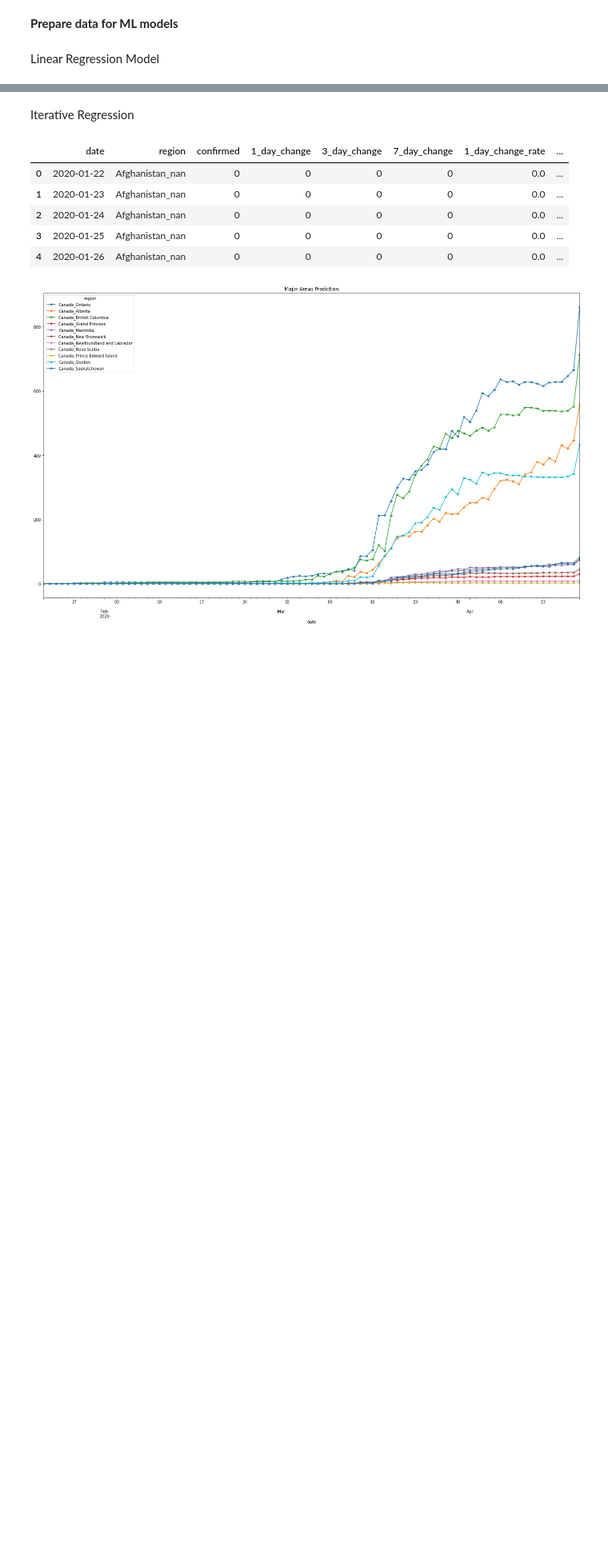
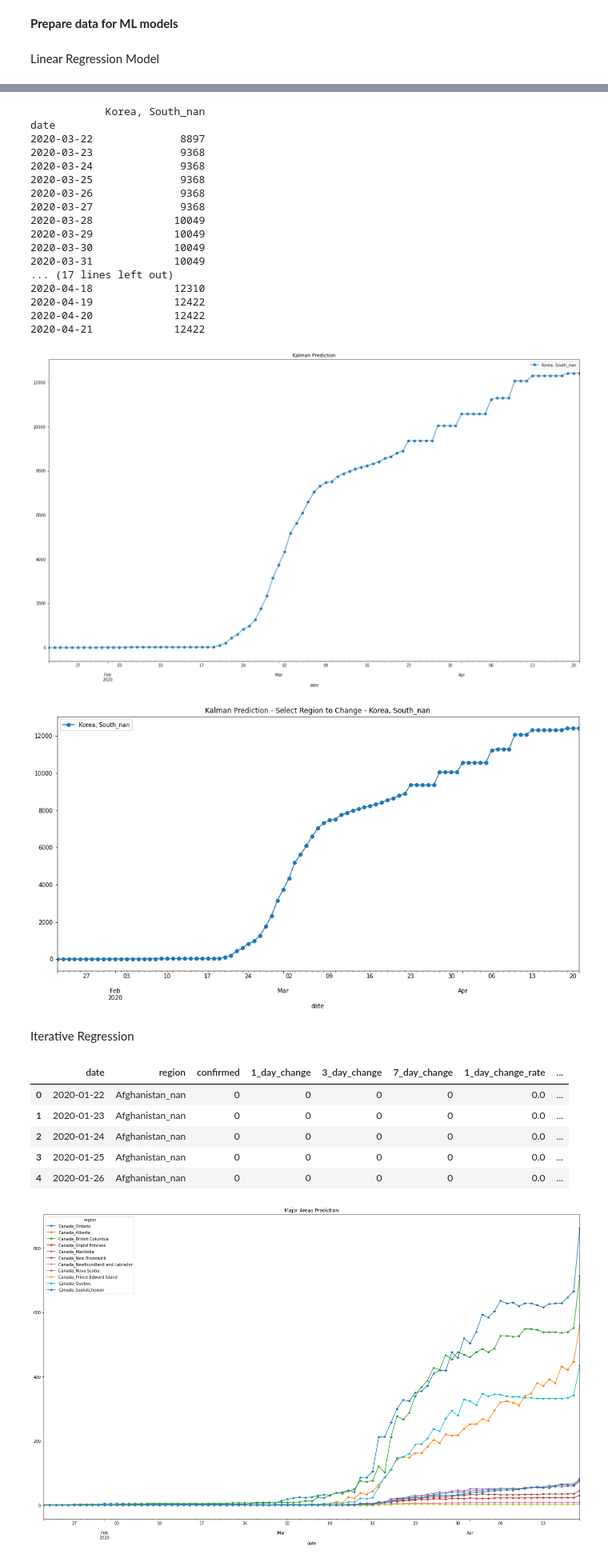
Before and after one commit to SophiaHe/covid19_work, a Jupyter notebook: Kalmar_Filter_Method.ipynb, the cells around one changed output, grey strips where cells are left out. Shown: that part at 80% size. Cells and saved outputs as stored; diff of their text form; code cells hidden in the pictures; blank space fills up the shorter version.

```diff
--- a/Kalmar_Filter_Method.ipynb
+++ b/Kalmar_Filter_Method.ipynb
@@ -401,3 +616,36 @@ date
+# %%
+# Select region
+region=['date',"Korea, South_nan"]
+p_kalman=all_new[region]
+#p=all_new
+#p.iloc[len(p)-1,2]=None
+p_kalman=p_kalman.set_index(['date'])
+p_kalman.iloc[:,:].plot(marker='o',figsize=(24,14)).set_title('Kalman Prediction')
+
+p_kalman2=all_new[['date','Korea, South_nan']]
+p_kalman2=p_kalman2.set_index(['date'])
+p_kalman2.iloc[:,:].plot(marker='o',figsize=(16,8)).set_title('Kalman Prediction - Select Region to Change - {}'.format(p_kalman2.columns[0]))
+print(p_kalman2.tail(n= 31))
+# %% [output]
+            Korea, South_nan
+date
+2020-03-22              8897
+2020-03-23              9368
+2020-03-24              9368
+2020-03-25              9368
+2020-03-26              9368
+2020-03-27              9368
+2020-03-28             10049
+2020-03-29             10049
+2020-03-30             10049
+2020-03-31             10049
+... (17 lines left out)
+2020-04-18             12310
+2020-04-19             12422
+2020-04-20             12422
+2020-04-21             12422
+[figure, added]
+[figure, added]
 # %% [markdown]
 Iterative Regression
 # %%
```
Also changed, not shown: parts of 21 cells of this notebook.
